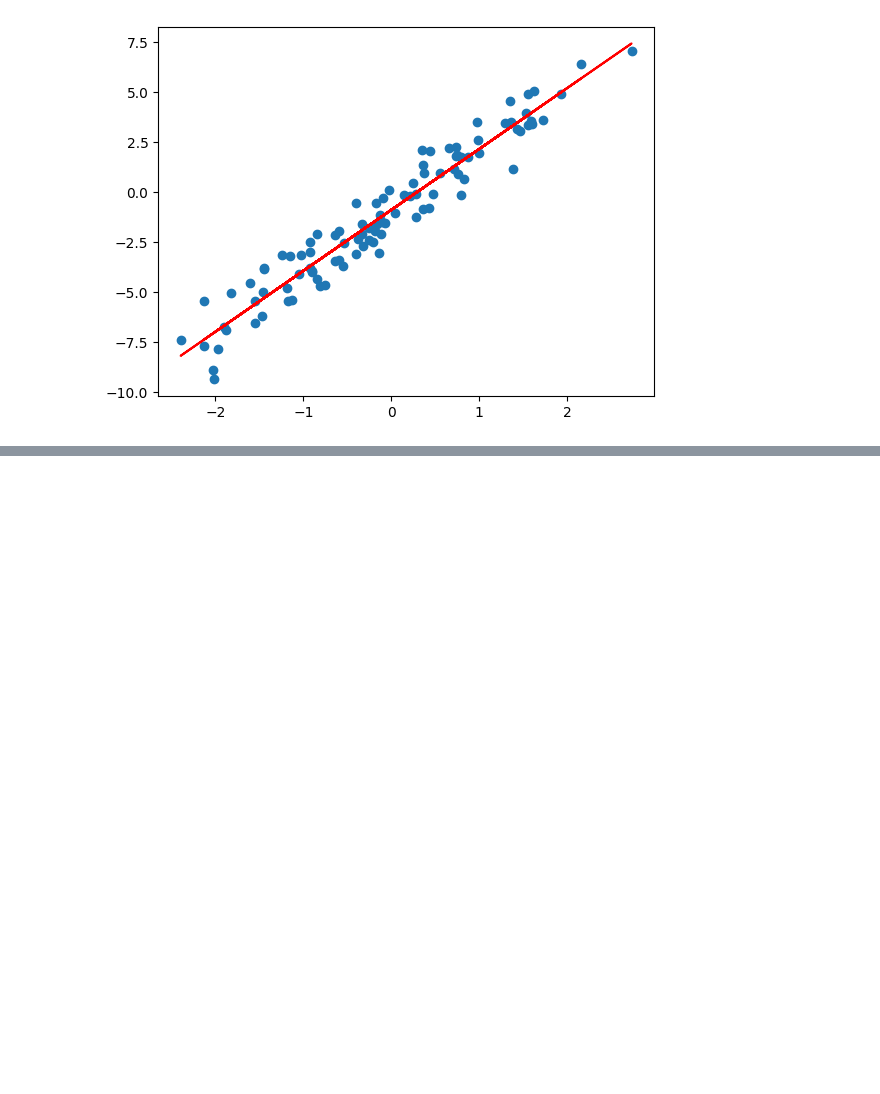
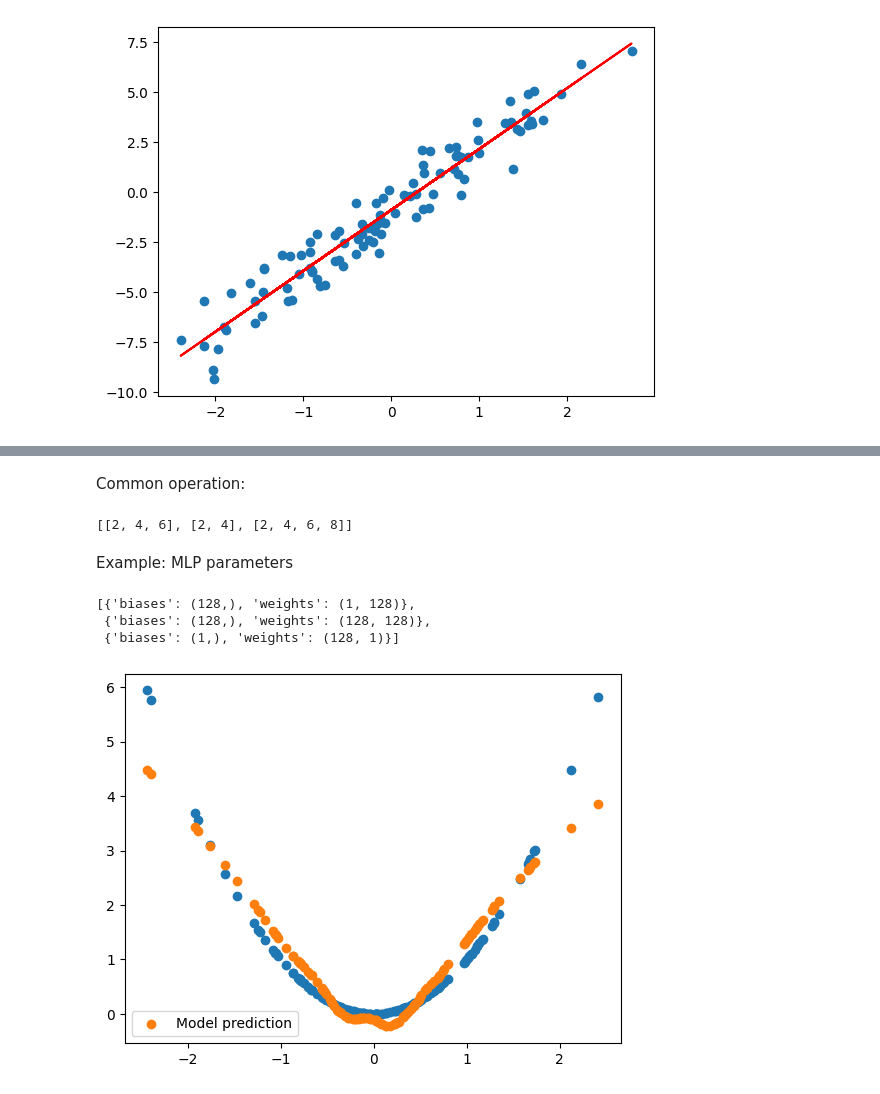
Before and after one commit to Shi-Soul/jax_notes, a Jupyter notebook: Notes2.ipynb, the cells around one changed output, grey strips where cells are left out. Drawn from its saved outputs; the diff is of its cells as text; code cells hidden in the pictures; blank space fills up the shorter version.

```diff
--- a/Notes2.ipynb
+++ b/Notes2.ipynb
@@ -59,0 +441,74 @@ w: 3.04, b: -0.88
+# %% [markdown]
+Common operation:
+# %%
+list_of_lists = [
+    [1, 2, 3],
+    [1, 2],
+    [1, 2, 3, 4]
+]
+
+jax.tree_map(lambda x: x*2, list_of_lists)
+
+another_list_of_lists = list_of_lists
+jax.tree_map(lambda x, y: x+y, list_of_lists, another_list_of_lists)
+# %% [output]
+[[2, 4, 6], [2, 4], [2, 4, 6, 8]]
+# %% [markdown]
+Example: MLP parameters
+# %%
+import numpy as np
+
+def init_mlp_params(layer_widths):
+    params = []
+    for n_in, n_out in zip(layer_widths[:-1], layer_widths[1:]):
+        params.append(
+            dict(weights=np.random.normal(size=(n_in, n_out)) * np.sqrt(2/n_in),
+                biases=np.ones(shape=(n_out,))
+                )
+        )
+    return params
+
+params = init_mlp_params([1, 128, 128, 1])
+jax.tree_map(lambda x: x.shape, params)
+# %% [output]
+[{'biases': (128,), 'weights': (1, 128)},
+ {'biases': (128,), 'weights': (128, 128)},
+ {'biases': (1,), 'weights': (128, 1)}]
+# %%
+def forward(params, x):
+    *hidden, last = params
+    for layer in hidden:
+        x = jax.nn.relu(x @ layer['weights'] + layer['biases'])
+    return x @ last['weights'] + last['biases']
+
+def loss_fn(params, x, y):
+    return jnp.mean((forward(params, x) - y) ** 2)
+
+LEARNING_RATE = 0.0001
+
+@jax.jit
+def update(params, x, y):
+
+    grads = jax.grad(loss_fn)(params, x, y)
+    # Note that `grads` is a pytree with the same structure as `params`.
+    # `jax.grad` is one of the many JAX functions that has
+    # built-in support for pytrees.
+
+    # This is handy, because we can apply the SGD update using tree utils:
+    return jax.tree_map(
+        lambda p, g: p - LEARNING_RATE * g, params, grads
+    )
+# %%
+import matplotlib.pyplot as plt
+
+xs = np.random.normal(size=(128, 1))
+ys = xs ** 2
+
+for _ in range(1000):
+    params = update(params, xs, ys)
+
+plt.scatter(xs, ys)
+plt.scatter(xs, forward(params, xs), label='Model prediction')
+plt.legend();
+# %% [output]
+[figure, added]
```
Also changed, not shown: parts of 68 cells of this notebook, 2 other files.
